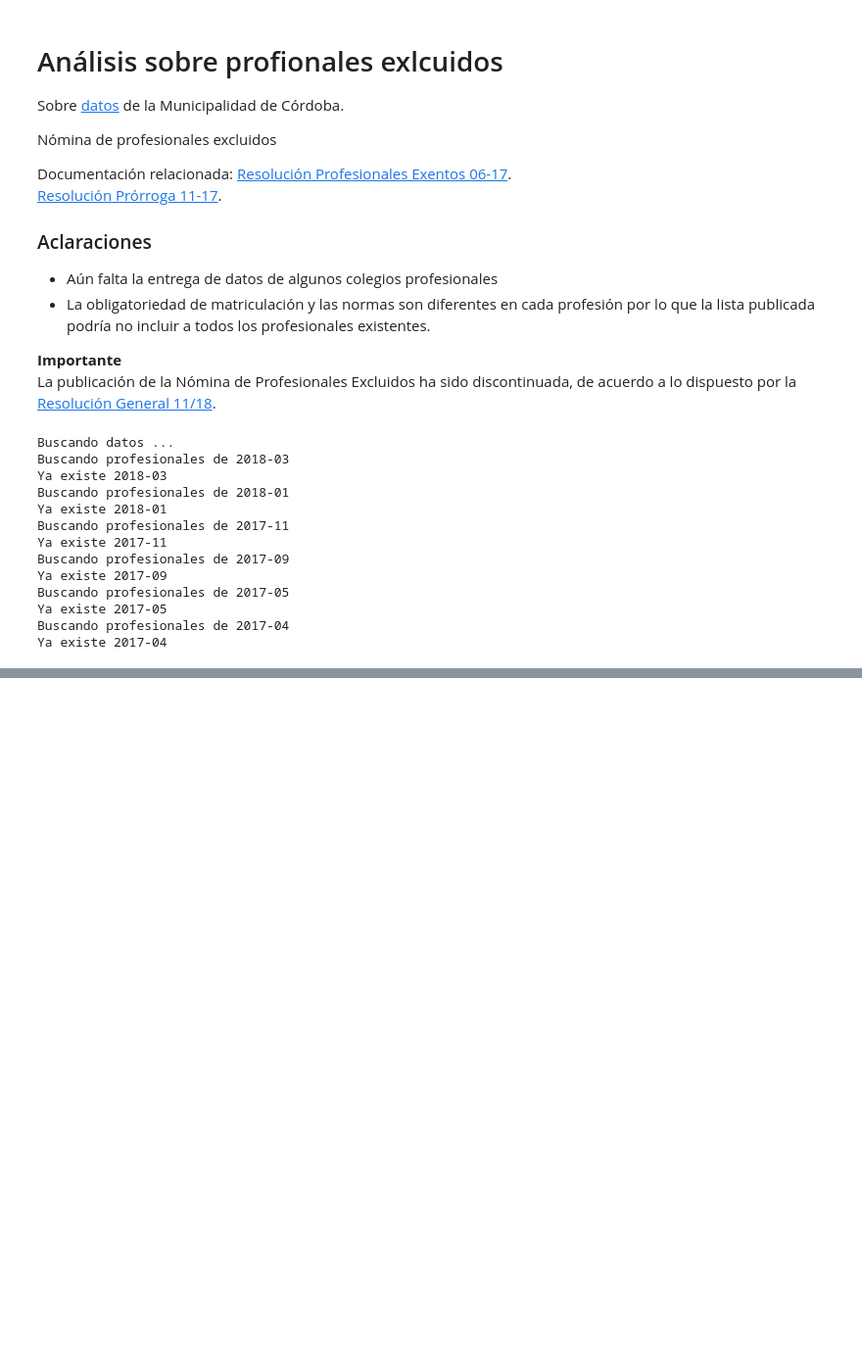
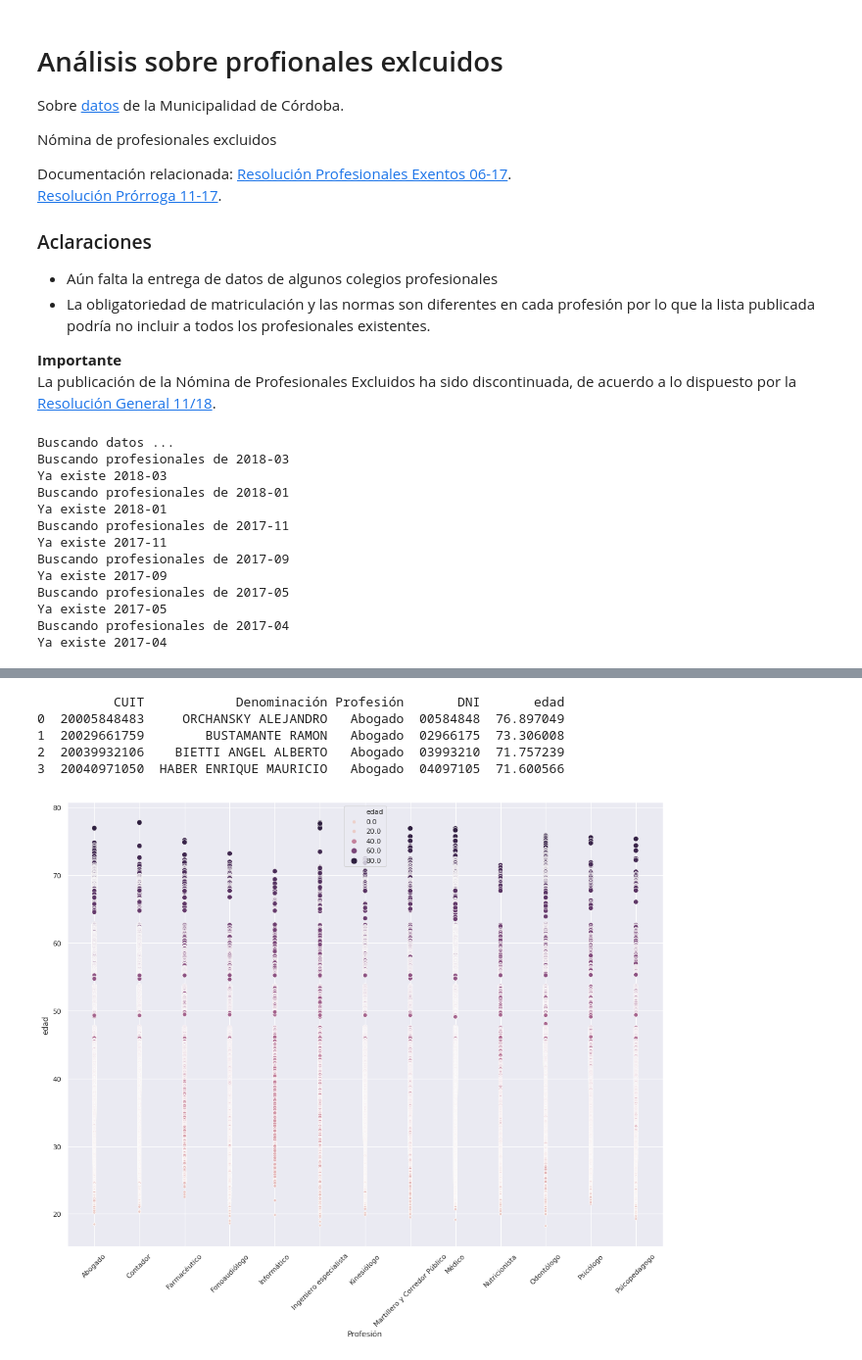
Before and after one commit to ModernizacionMuniCBA/profesionales-excluidos-muni-cordoba, a Jupyter notebook: analisis-serie-profesionales-excluidos.ipynb, the cells around one changed output, grey strips where cells are left out. Shown: that part at 98% size. Saved outputs shown, nothing was run; the diff lists cells and outputs as text; code cells hidden in the pictures; blank space fills up the shorter version.

```diff
--- a/analisis-serie-profesionales-excluidos.ipynb
+++ b/analisis-serie-profesionales-excluidos.ipynb
@@ -107,3 +118,49 @@ df.plot(title='Evolución de profesionales excluidos por bimestre',
 {'Médico': {'2018-03': 12044, '2018-01': 12052, '2017-11': 11710, '2017-09': 15817}, 'Contador': {'2018-03': 11208, '2018-01': 11208, '2017-11': 11207, '2017-09': 11202, '2017-05': 11212, '2017-04': 1 ...
 <matplotlib.axes._subplots.AxesSubplot at 0x...>
 [figure]
+# %%
+import seaborn as sns
+sns.set()
+
+#from matplotlib import rcParams
+#rcParams['figure.figsize'] = 16, 5
+
+# sns.set(rc={'figure.figsize':(16, 5)})
+
+# Initialize Figure and Axes object
+fig, ax = plt.subplots(figsize=(17,13))
+
+profesiones = ['Médico', 'Contador', 'Abogado', 'Kinesiólogo', 'Ingeniero especialista',
+               'Odontólogo', 'Martillero y Corredor Público', 'Psicólogo', 'Psicopedagogo',
+               'Nutricionista', 'Fonoaudiólogo', 'Farmacéutico', 'Informático']
+# p = profesionales['2018-03']
+p = profesionales['2017-09']
+
+def cuit_to_dni(cuit):
+    return str(cuit)[2:-1]
+
+def dni_to_edad(dni):
+    edad = (-0.000001508 * float(dni)) + 77.779
+    if edad < 18:
+        edad = None  # no era un DNI posiblemente
+    return edad
+
+p['DNI'] = p['CUIT'].apply(cuit_to_dni)
+p['edad'] = p['DNI'].apply(dni_to_edad)
+
+# p['DNI'] = p["CUIT"][2:-1]
+
+print(p.head(4))
+filter_varios = p['Profesión'].isin(profesiones)
+varios = p[filter_varios]
+# sns.relplot(x='Profesión', y='edad', data=varios, ax=ax)
+sns.scatterplot(x='Profesión', y='edad', data=varios, ax=ax, color='red', size='edad', hue='edad')
+plt.xticks(rotation=45)
+plt.show()
+# %% [output]
+          CUIT            Denominación Profesión       DNI       edad
+0  20005848483     ORCHANSKY ALEJANDRO   Abogado  00584848  76.897049
+1  20029661759        BUSTAMANTE RAMON   Abogado  02966175  73.306008
+2  20039932106    BIETTI ANGEL ALBERTO   Abogado  03993210  71.757239
+3  20040971050  HABER ENRIQUE MAURICIO   Abogado  04097105  71.600566
+[figure, added]
```
Also changed, not shown: parts of 1 cell of this notebook.
